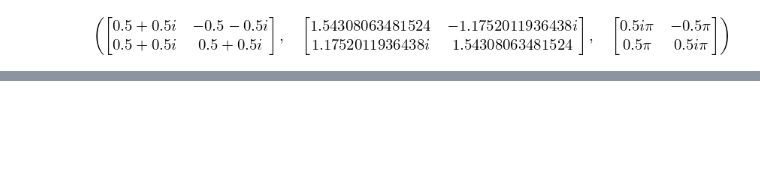
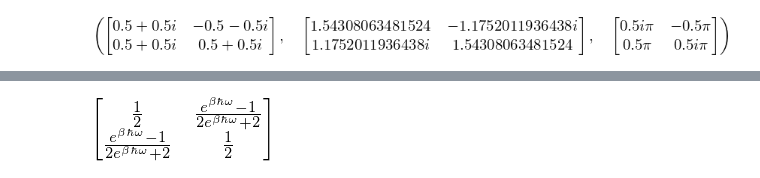
Before and after one commit to jonasmaziero/algebra_linear, a Jupyter notebook: 04_functions.ipynb, the cells around one changed output, grey strips where cells are left out. Saved outputs shown, nothing was run; the diff lists cells and outputs as text; code cells hidden in the pictures; blank space fills up the shorter version.

```diff
--- a/04_functions.ipynb
+++ b/04_functions.ipynb
@@ -237,0 +293,10 @@ que é a chamada entropia de Shannon da distribuição de probabilidades $\{r\}$
+# %%
+def partition_function(expmbH): # função de partição
+    return tr(expmbH)
+def rho_gibbs(beta, H): # estado térmico de Gibbs
+    expmbH = mat_func(-beta*H,'exp'); pf = partition_function(expmbH)
+    return expmbH/pf
+# %%
+w, b, hb = symbols('omega beta hbar'); H = -(hb*w/2)*pauli(1); simplify(rho_gibbs(b,H))
+# %% [output]
+[figure, added]
```
Also changed, not shown: parts of 31 cells of this notebook, 2 other files.
